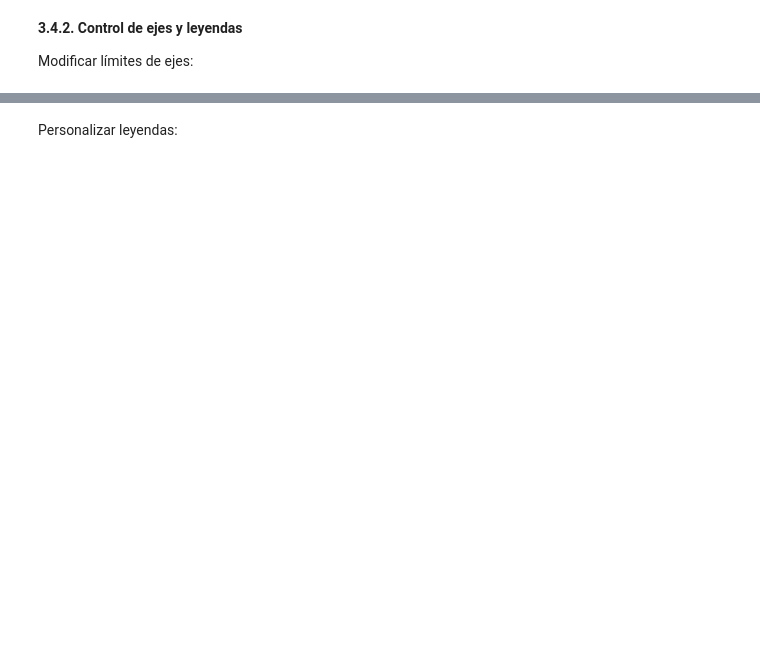
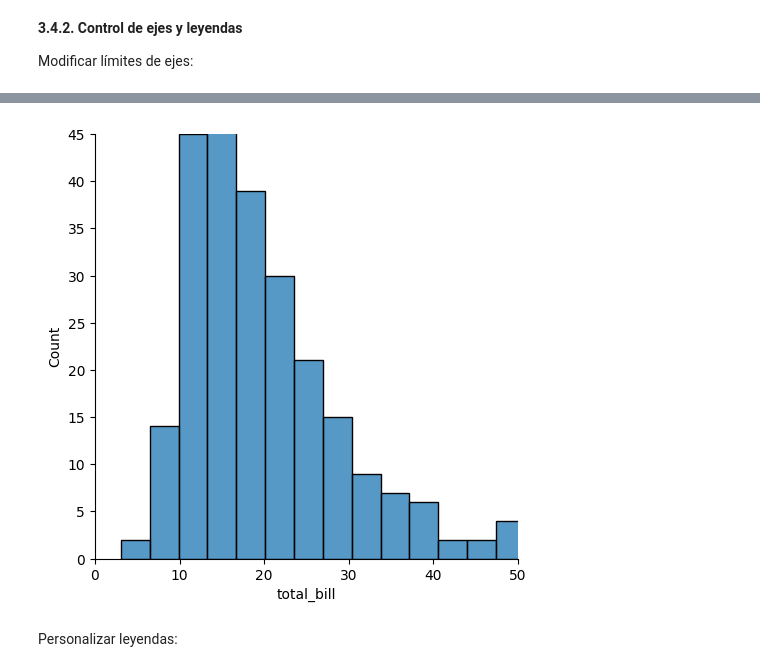
Before and after one commit to JCaballerot/Python-Programming101, a Jupyter notebook: 01_Introduccion_a_Python/(visto en clase) 08_Visualizacion_de_datos_con_matplotlib_y_seaborn.ipynb, the cells around one changed output, grey strips where cells are left out. Cells and saved outputs as stored; diff of their text form; code cells hidden in the pictures; blank space fills up the shorter version.

```diff
--- a/01_Introduccion_a_Python/(visto en clase) 08_Visualizacion_de_datos_con_matplotlib_y_seaborn.ipynb
+++ b/01_Introduccion_a_Python/(visto en clase) 08_Visualizacion_de_datos_con_matplotlib_y_seaborn.ipynb
@@ -781,2 +813,10 @@ Modificar límites de ejes:
+# %%
+
+sns.displot(x ='total_bill', data=tips)
+plt.xlim(0, 50)
+plt.ylim(0, 45)
+plt.show()
+# %% [output]
+[figure, added]
 # %% [markdown]
 Personalizar leyendas:
```
Also changed, not shown: parts of 24 cells of this notebook.
